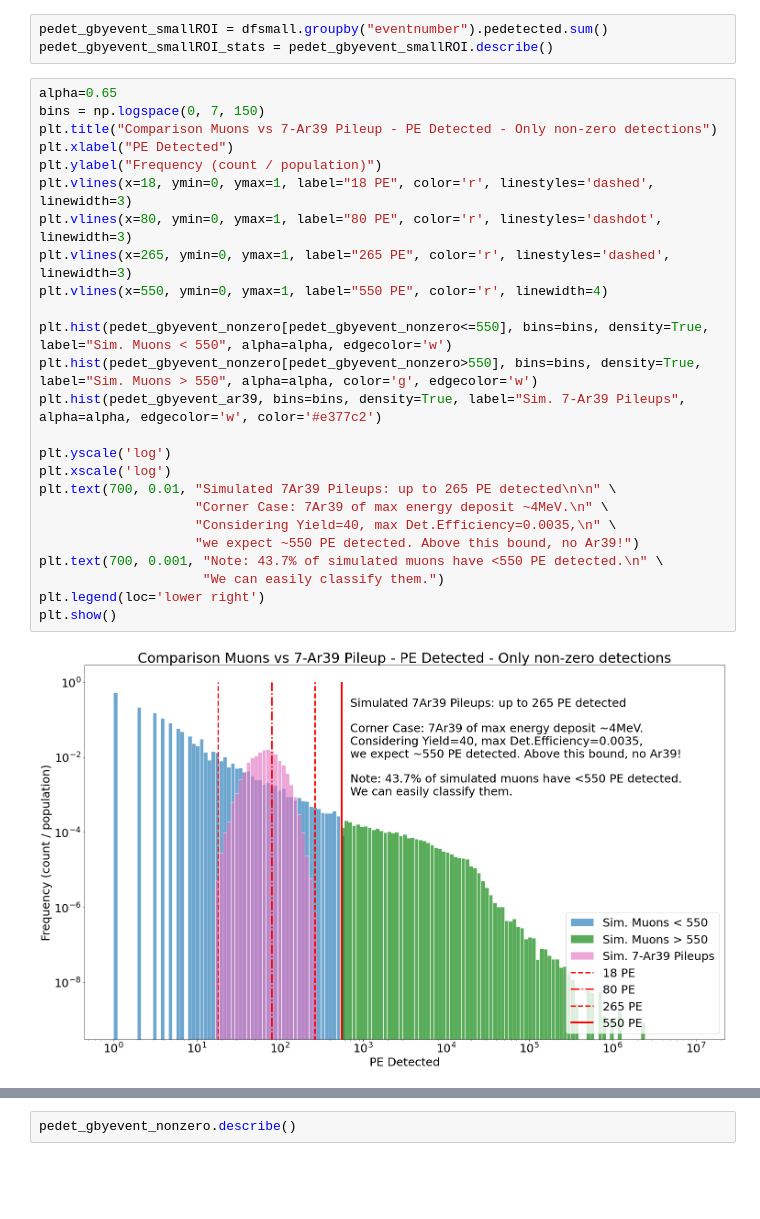
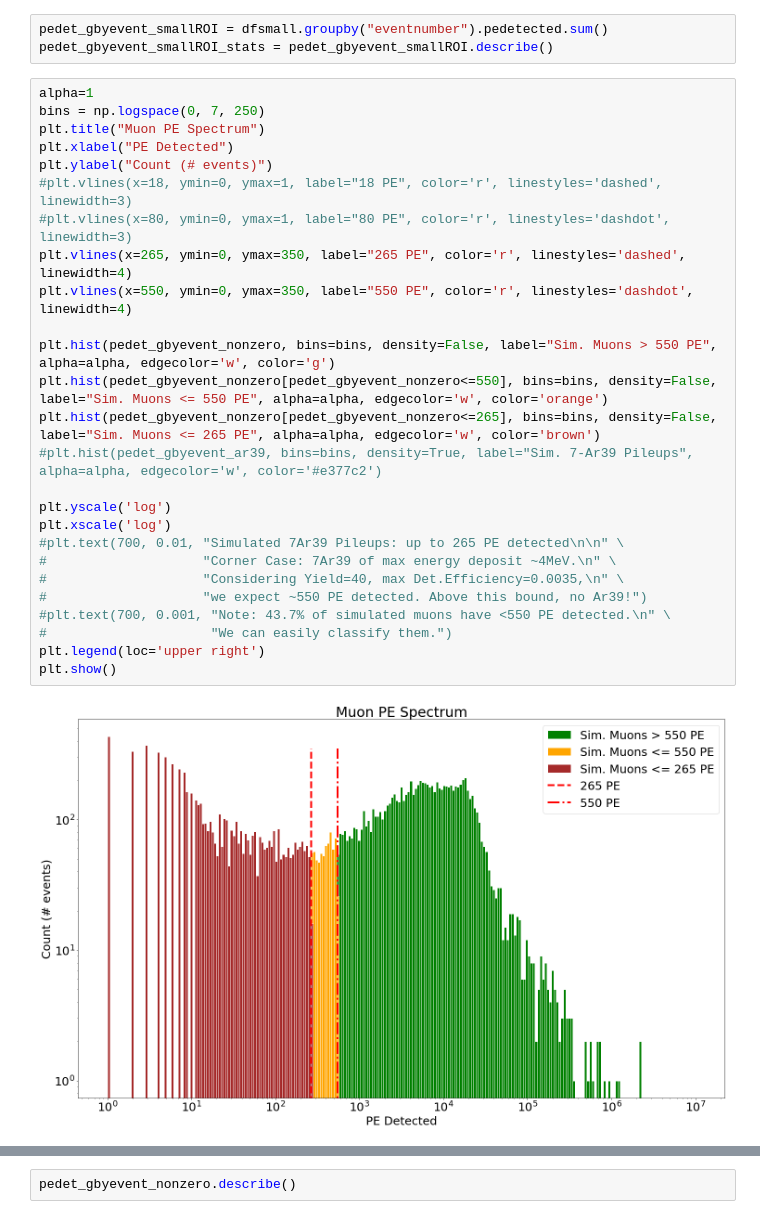
Before and after one commit to luigiberducci/ML4NP, a Jupyter notebook: Notebooks/AnalysisMuonsInROI/analsysis_muonenergy_with_newdata.ipynb, the cells around one changed output, grey strips where cells are left out. Saved outputs shown, nothing was run; the diff lists cells and outputs as text; blank space fills up the shorter version.

Commit message:
prepraring plot for the next meeting

```diff
--- a/Notebooks/AnalysisMuonsInROI/analsysis_muonenergy_with_newdata.ipynb
+++ b/Notebooks/AnalysisMuonsInROI/analsysis_muonenergy_with_newdata.ipynb
@@ -80,31 +85,32 @@ pedet_gbyevent_ar39_stats = pedet_gbyevent_ar39.describe()
 pedet_gbyevent_smallROI = dfsmall.groupby("eventnumber").pedetected.sum()
 pedet_gbyevent_smallROI_stats = pedet_gbyevent_smallROI.describe()
 # %%
-alpha=0.65
-bins = np.logspace(0, 7, 150)
-plt.title("Comparison Muons vs 7-Ar39 Pileup - PE Detected - Only non-zero detections")
+alpha=1
+bins = np.logspace(0, 7, 250)
+plt.title("Muon PE Spectrum")
 plt.xlabel("PE Detected")
-plt.ylabel("Frequency (count / population)")
-plt.vlines(x=18, ymin=0, ymax=1, label="18 PE", color='r', linestyles='dashed', linewidth=3)
-plt.vlines(x=80, ymin=0, ymax=1, label="80 PE", color='r', linestyles='dashdot', linewidth=3)
-plt.vlines(x=265, ymin=0, ymax=1, label="265 PE", color='r', linestyles='dashed', linewidth=3)
-plt.vlines(x=550, ymin=0, ymax=1, label="550 PE", color='r', linewidth=4)
+plt.ylabel("Count (# events)")
+#plt.vlines(x=18, ymin=0, ymax=1, label="18 PE", color='r', linestyles='dashed', linewidth=3)
+#plt.vlines(x=80, ymin=0, ymax=1, label="80 PE", color='r', linestyles='dashdot', linewidth=3)
+plt.vlines(x=265, ymin=0, ymax=350, label="265 PE", color='r', linestyles='dashed', linewidth=4)
+plt.vlines(x=550, ymin=0, ymax=350, label="550 PE", color='r', linestyles='dashdot', linewidth=4)
 
-plt.hist(pedet_gbyevent_nonzero[pedet_gbyevent_nonzero<=550], bins=bins, density=True, label="Sim. Muons < 550", alpha=alpha, edgecolor='w')
-plt.hist(pedet_gbyevent_nonzero[pedet_gbyevent_nonzero>550], bins=bins, density=True, label="Sim. Muons > 550", alpha=alpha, color='g', edgecolor='w')
-plt.hist(pedet_gbyevent_ar39, bins=bins, density=True, label="Sim. 7-Ar39 Pileups", alpha=alpha, edgecolor='w', color='#e377c2')
+plt.hist(pedet_gbyevent_nonzero, bins=bins, density=False, label="Sim. Muons > 550 PE", alpha=alpha, edgecolor='w', color='g')
+plt.hist(pedet_gbyevent_nonzero[pedet_gbyevent_nonzero<=550], bins=bins, density=False, label="Sim. Muons <= 550 PE", alpha=alpha, edgecolor='w', color='orange')
+plt.hist(pedet_gbyevent_nonzero[pedet_gbyevent_nonzero<=265], bins=bins, density=False, label="Sim. Muons <= 265 PE", alpha=alpha, edgecolor='w', color='brown')
+#plt.hist(pedet_gbyevent_ar39, bins=bins, density=True, label="Sim. 7-Ar39 Pileups", alpha=alpha, edgecolor='w', color='#e377c2')
 
 plt.yscale('log')
 plt.xscale('log')
-plt.text(700, 0.01, "Simulated 7Ar39 Pileups: up to 265 PE detected\n\n" \
-                    "Corner Case: 7Ar39 of max energy deposit ~4MeV.\n" \
-                    "Considering Yield=40, max Det.Efficiency=0.0035,\n" \
-                    "we expect ~550 PE detected. Above this bound, no Ar39!")
-plt.text(700, 0.001, "Note: 43.7% of simulated muons have <550 PE detected.\n" \
-                     "We can easily classify them.")
-plt.legend(loc='lower right')
+#plt.text(700, 0.01, "Simulated 7Ar39 Pileups: up to 265 PE detected\n\n" \
+#                    "Corner Case: 7Ar39 of max energy deposit ~4MeV.\n" \
+#                    "Considering Yield=40, max Det.Efficiency=0.0035,\n" \
+#                    "we expect ~550 PE detected. Above this bound, no Ar39!")
+#plt.text(700, 0.001, "Note: 43.7% of simulated muons have <550 PE detected.\n" \
+#                     "We can easily classify them.")
+plt.legend(loc='upper right')
 plt.show()
 # %% [output]
-[figure, old version]
+[figure, new version]
 # %%
 print("Number of Muons: {}".format(len(pedet_gbyevent_nonzero)))
```
Also changed, not shown: parts of 3 cells of this notebook, 4 other files.
